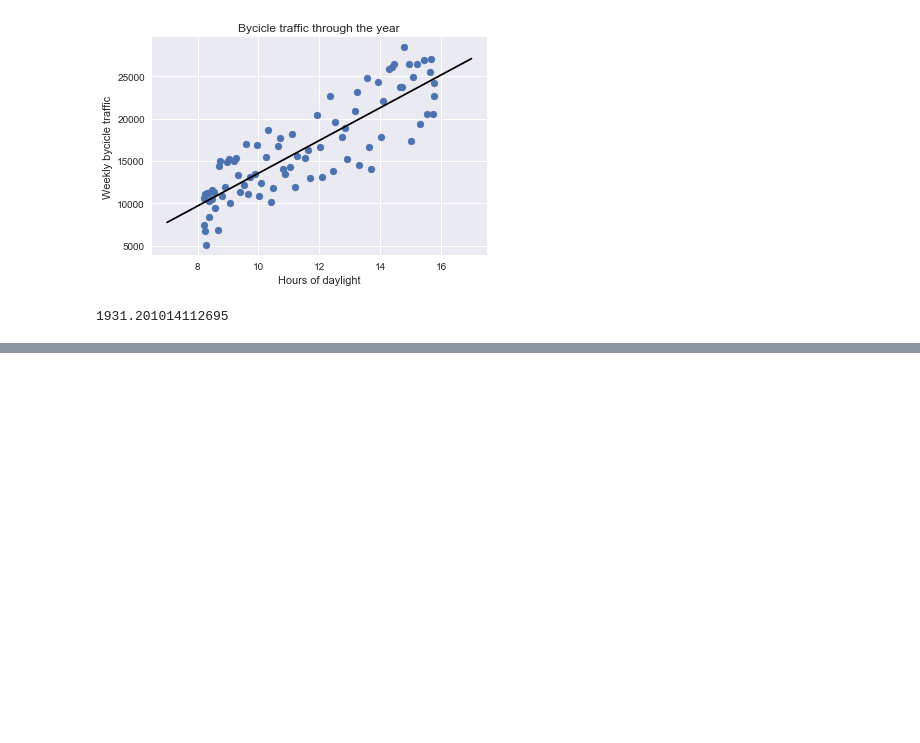
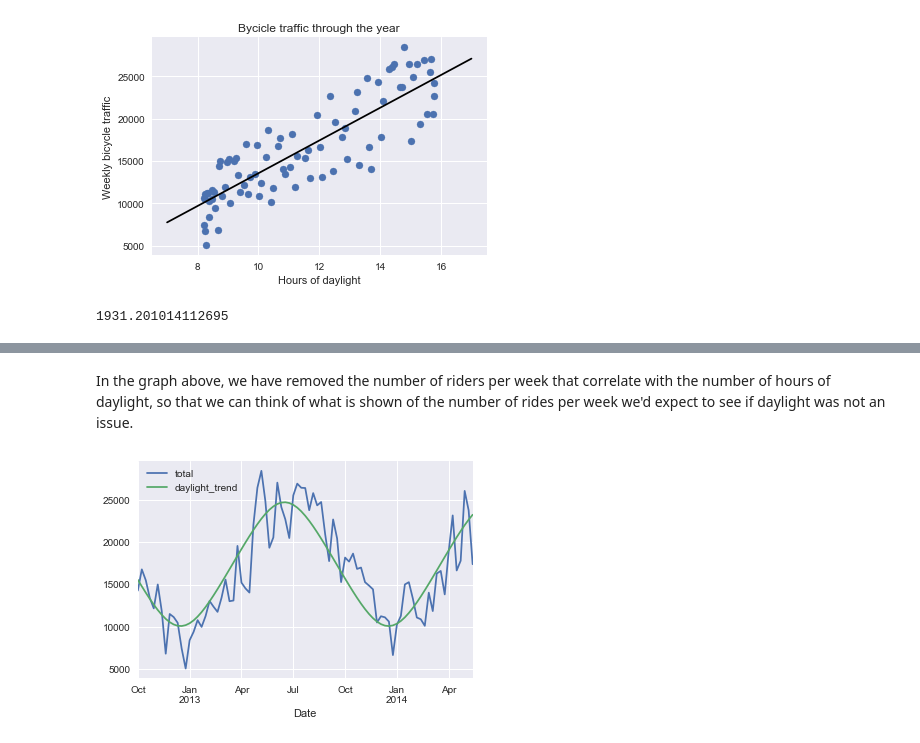
Before and after one commit to fabiangunzinger/seattle_cycling, a Jupyter notebook: seattle_cycling.ipynb, the cells around one changed output, grey strips where cells are left out. Drawn from its saved outputs; the diff is of its cells as text; code cells hidden in the pictures; blank space fills up the shorter version.

```diff
--- a/seattle_cycling.ipynb
+++ b/seattle_cycling.ipynb
@@ -96,0 +104,8 @@ plt.scatter(weekly.daylight, weekly.total - trend + np.mean(trend))
+# %% [markdown]
+In the graph above, we have removed the number of riders per week that correlate with the number of hours of daylight, so that we can think of what is shown of the number of rides per week we'd expect to see if daylight was not an issue.
+# %%
+# Plot total riders and trend over time
+
+weekly[['total', 'daylight_trend']].plot();
+# %% [output]
+[figure, added]
```
Also changed, not shown: parts of 7 cells of this notebook.
